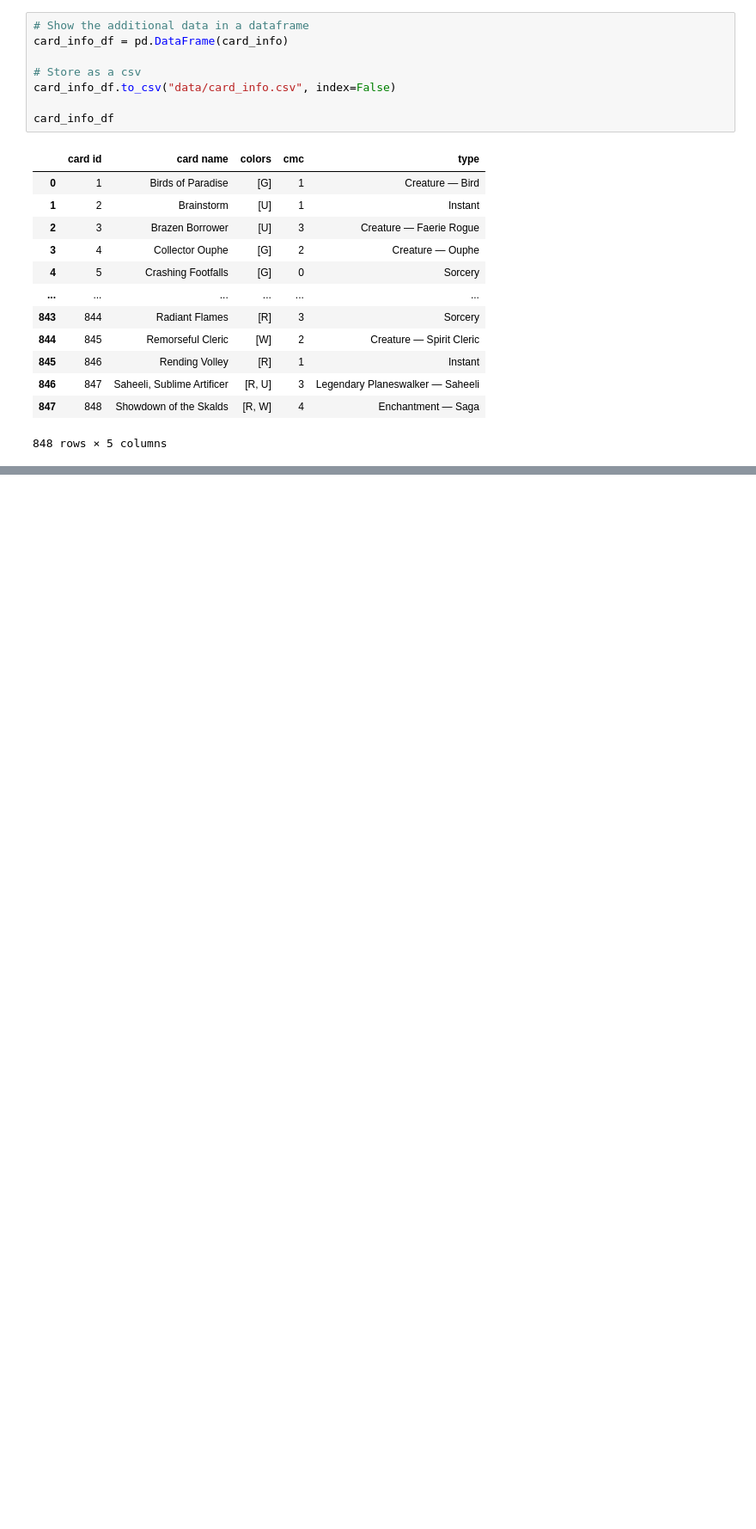
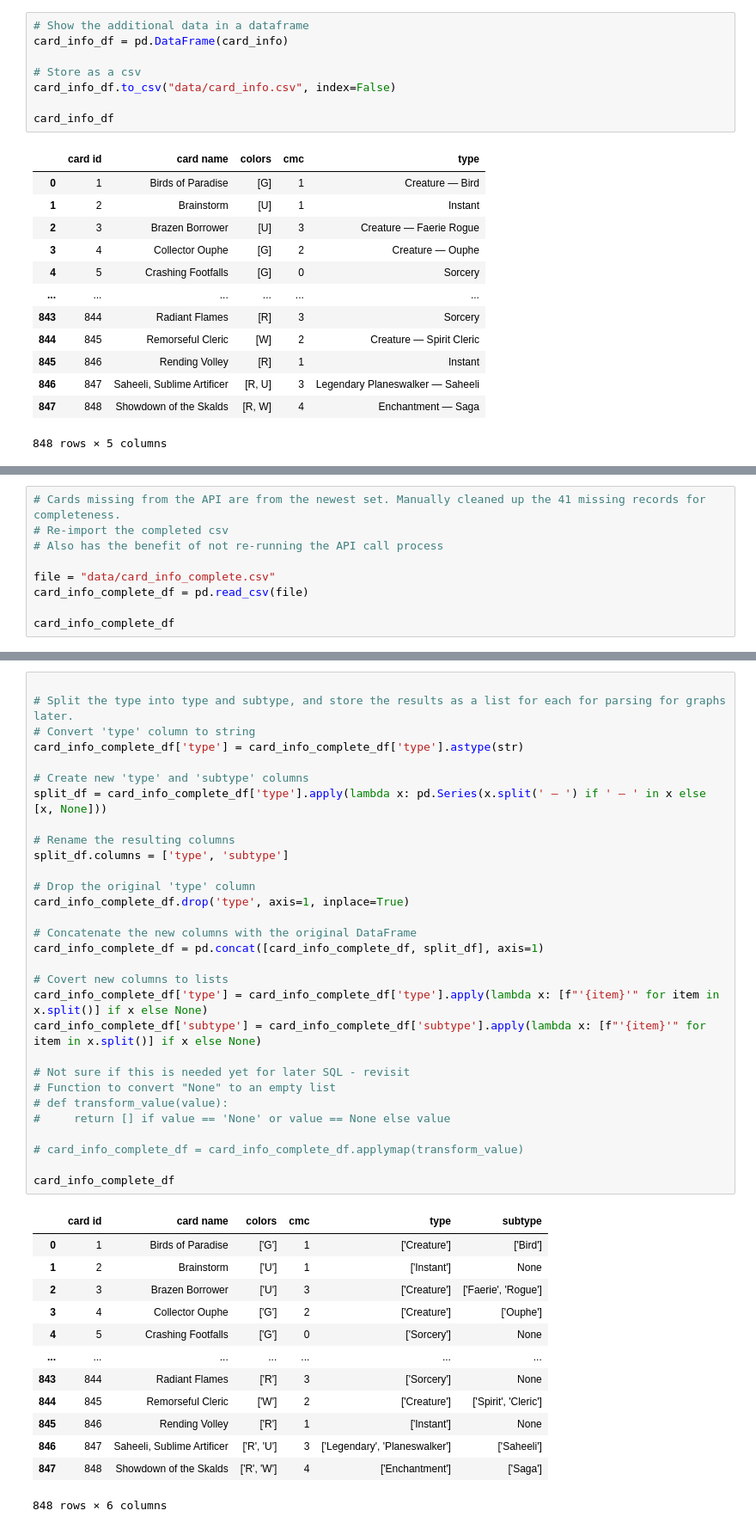
Before and after one commit to Koskadelli/Magic-Decklist-Analysis-Tool, a Jupyter notebook: MTG API Datapull.ipynb, the cells around one changed output, grey strips where cells are left out. Shown at 86% size. Drawn from its saved outputs; the diff is of its cells as text; blank space fills up the shorter version.

```diff
--- a/MTG API Datapull.ipynb
+++ b/MTG API Datapull.ipynb
@@ -134,0 +130,9 @@ Next to-dos:
+# %%
+# Cards missing from the API are from the newest set. Manually cleaned up the 41 missing records for completeness.
+# Re-import the completed csv
+# Also has the benefit of not re-running the API call process
+
+file = "data/card_info_complete.csv"
+card_info_complete_df = pd.read_csv(file)
+
+card_info_complete_df
@@ -134,0 +153,44 @@ Next to-dos:
+# %%
+
+# Split the type into type and subtype, and store the results as a list for each for parsing for graphs later.
+# Convert 'type' column to string
+card_info_complete_df['type'] = card_info_complete_df['type'].astype(str)
+
+# Create new 'type' and 'subtype' columns
+split_df = card_info_complete_df['type'].apply(lambda x: pd.Series(x.split(' — ') if ' — ' in x else [x, None]))
+
+# Rename the resulting columns
+split_df.columns = ['type', 'subtype']
+
+# Drop the original 'type' column
+card_info_complete_df.drop('type', axis=1, inplace=True)
+
+# Concatenate the new columns with the original DataFrame
+card_info_complete_df = pd.concat([card_info_complete_df, split_df], axis=1)
+
+# Covert new columns to lists
+card_info_complete_df['type'] = card_info_complete_df['type'].apply(lambda x: [f"'{item}'" for item in x.split()] if x else None)
+card_info_complete_df['subtype'] = card_info_complete_df['subtype'].apply(lambda x: [f"'{item}'" for item in x.split()] if x else None)
+
+# Not sure if this is needed yet for later SQL - revisit
+# Function to convert "None" to an empty list
+# def transform_value(value):
+#     return [] if value == 'None' or value == None else value
+
+# card_info_complete_df = card_info_complete_df.applymap(transform_value)
+
+card_info_complete_df
+# %% [output]
+|  | card id | card name | colors | cmc | type | subtype |
+| 0 | 1 | Birds of Paradise | ['G'] | 1 | ['Creature'] | ['Bird'] |
+| 1 | 2 | Brainstorm | ['U'] | 1 | ['Instant'] | None |
+| 2 | 3 | Brazen Borrower | ['U'] | 3 | ['Creature'] | ['Faerie', 'Rogue'] |
+| 3 | 4 | Collector Ouphe | ['G'] | 2 | ['Creature'] | ['Ouphe'] |
+| 4 | 5 | Crashing Footfalls | ['G'] | 0 | ['Sorcery'] | None |
+| ... | ... | ... | ... | ... | ... | ... |
+| 843 | 844 | Radiant Flames | ['R'] | 3 | ['Sorcery'] | None |
+| 844 | 845 | Remorseful Cleric | ['W'] | 2 | ['Creature'] | ['Spirit', 'Cleric'] |
+| 845 | 846 | Rending Volley | ['R'] | 1 | ['Instant'] | None |
+| 846 | 847 | Saheeli, Sublime Artificer | ['R', 'U'] | 3 | ['Legendary', 'Planeswalker'] | ['Saheeli'] |
+| 847 | 848 | Showdown of the Skalds | ['R', 'W'] | 4 | ['Enchantment'] | ['Saga'] |
+848 rows × 6 columns
```
Also changed, not shown: parts of 11 cells of this notebook, 37 other files.
